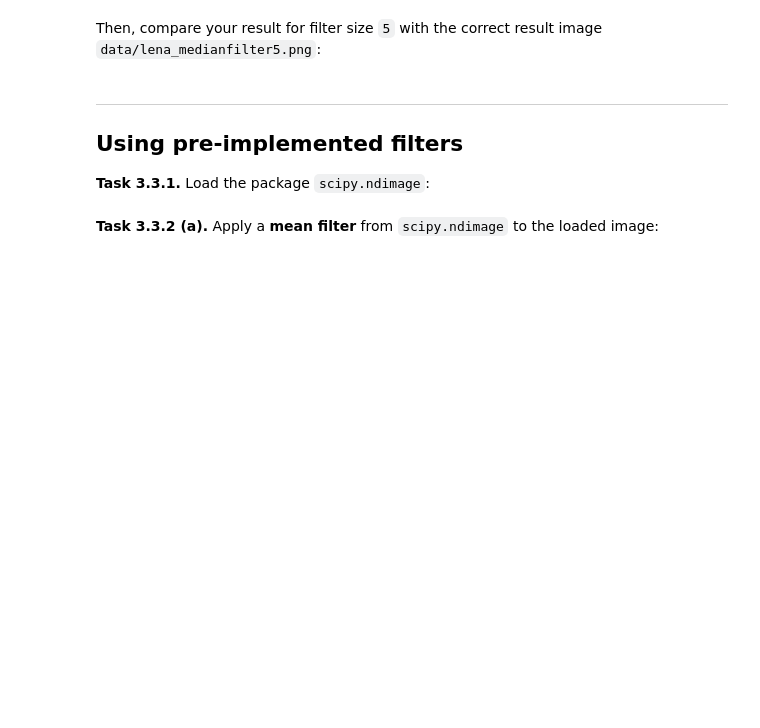
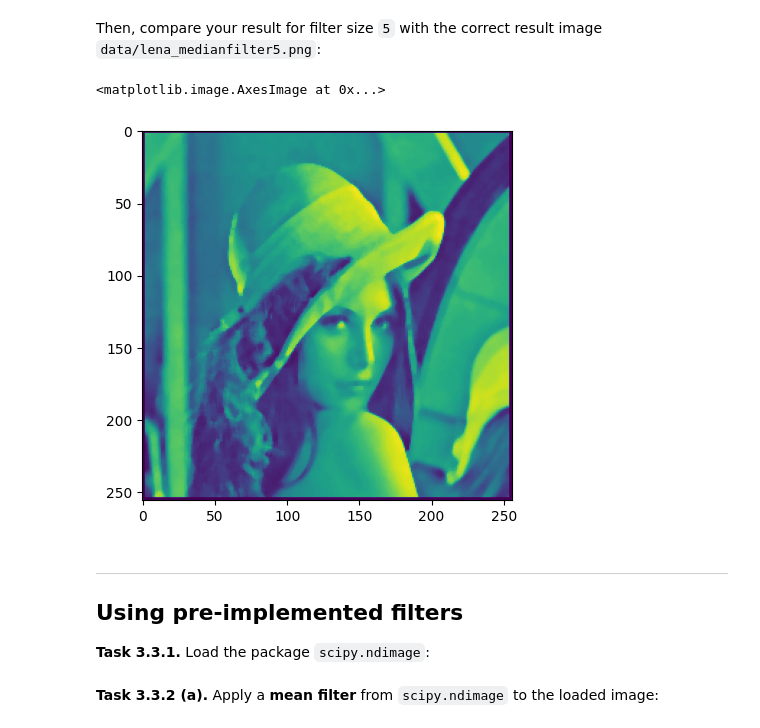
Before and after one commit to mpcaro/mobi-fs3-python, a Jupyter notebook: task3.ipynb, the cells around one changed output. Cells and saved outputs as stored; diff of their text form; code cells hidden in the pictures; blank space fills up the shorter version.

```diff
--- a/task3.ipynb
+++ b/task3.ipynb
@@ -75,2 +83,8 @@ def medianfilter(img, size):
 # %% [markdown]
 Then, compare your result for filter size `5` with the correct result image `data/lena_medianfilter5.png`:
+# %%
+filterlena2richtig = plt.imread('data/lena_medianfilter5.png')
+plt.imshow(filterlena2richtig)
+# %% [output]
+<matplotlib.image.AxesImage at 0x...>
+[figure, added]
```
Also changed, not shown: parts of 12 cells of this notebook.
